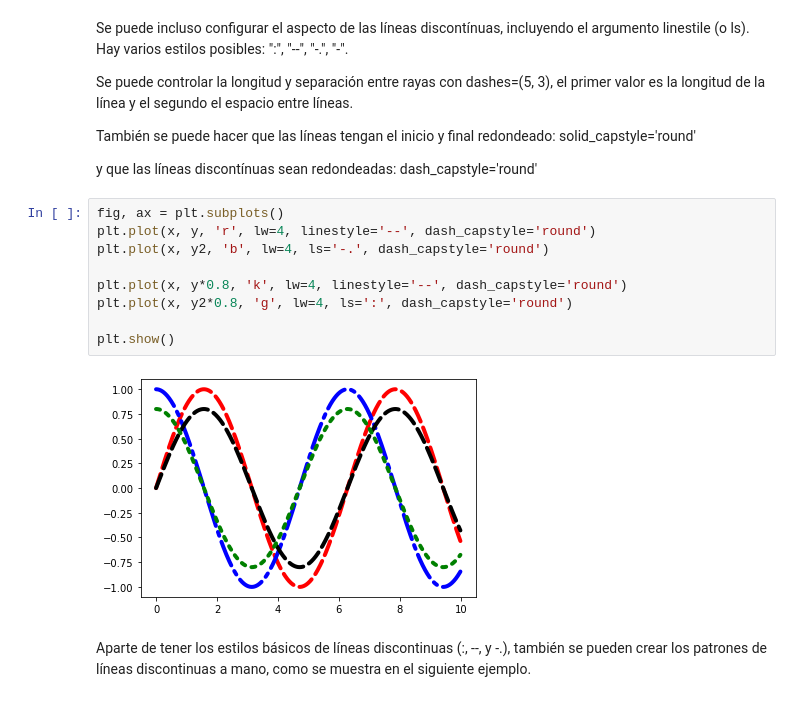
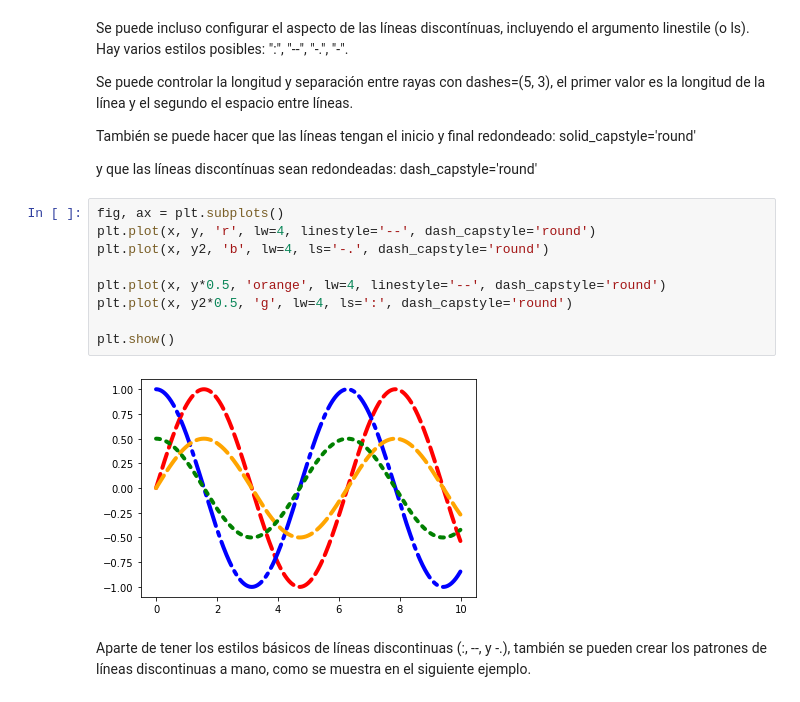
Before and after one commit to joselvira/BiomecanicaPython, a Jupyter notebook: Notebooks/Como_configurar_graficas.ipynb, the cells around one changed output. Cells and saved outputs as stored; diff of their text form.

```diff
--- a/Notebooks/Como_configurar_graficas.ipynb
+++ b/Notebooks/Como_configurar_graficas.ipynb
@@ -114,14 +114,14 @@ y que las líneas discontínuas sean redondeadas: dash_capstyle='round'
 # %%
 fig, ax = plt.subplots()
 plt.plot(x, y, 'r', lw=4, linestyle='--', dash_capstyle='round')
 plt.plot(x, y2, 'b', lw=4, ls='-.', dash_capstyle='round')
 
-plt.plot(x, y*0.8, 'k', lw=4, linestyle='--', dash_capstyle='round')
-plt.plot(x, y2*0.8, 'g', lw=4, ls=':', dash_capstyle='round')
+plt.plot(x, y*0.5, 'orange', lw=4, linestyle='--', dash_capstyle='round')
+plt.plot(x, y2*0.5, 'g', lw=4, ls=':', dash_capstyle='round')
 
 plt.show()
 # %% [output]
-[figure, old version]
+[figure, new version]
 # %% [markdown]
 Aparte de tener los estilos básicos de líneas discontinuas (:, --, y -.), también se pueden crear los patrones de líneas discontinuas a mano, como se muestra en el siguiente ejemplo.
 # %%
```
Also changed, not shown: parts of 3 cells of this notebook.
